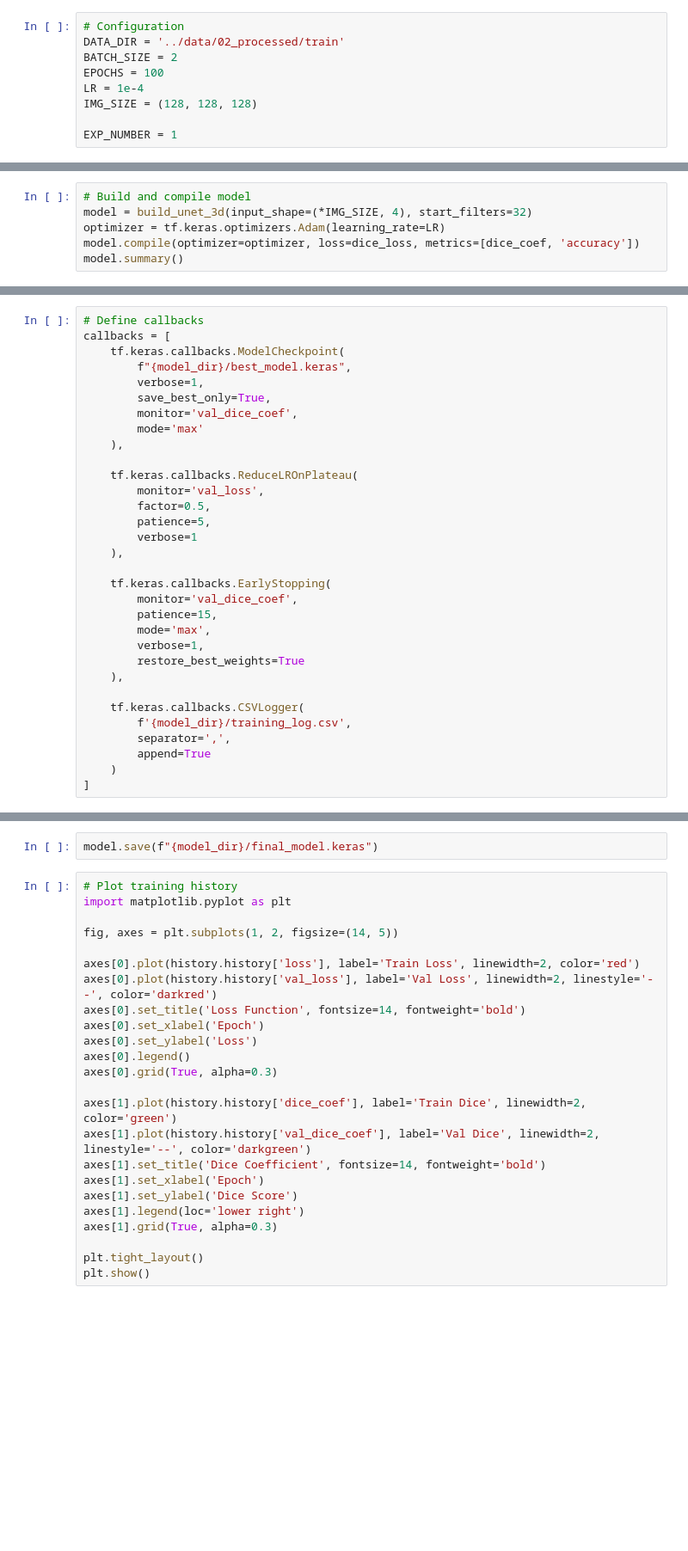
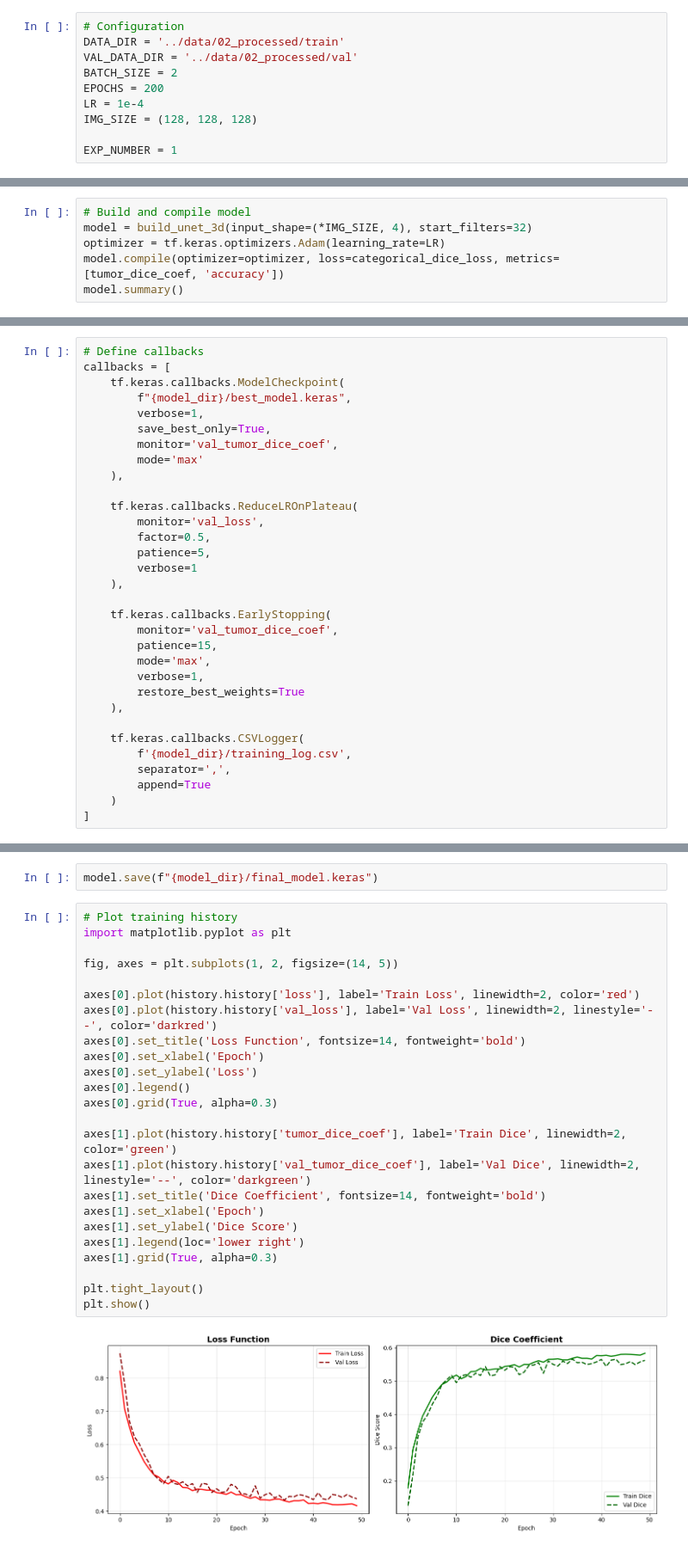
Before and after one commit to KacSzy/BrainTumorSegmentation, a Jupyter notebook: notebooks/03_training.ipynb, the cells around one changed output, grey strips where cells are left out. Shown at 86% size. Saved outputs shown, nothing was run; the diff lists cells and outputs as text; blank space fills up the shorter version.

Commit message:
feat: model training and categorical dice func

```diff
--- a/notebooks/03_training.ipynb
+++ b/notebooks/03_training.ipynb
@@ -12,8 +14,9 @@ from src.training.losses import dice_loss, dice_coef
 # %%
 # Configuration
 DATA_DIR = '../data/02_processed/train'
+VAL_DATA_DIR = '../data/02_processed/val'
 BATCH_SIZE = 2
-EPOCHS = 100
+EPOCHS = 200
 LR = 1e-4
 IMG_SIZE = (128, 128, 128)
 
@@ -48,7 +51,7 @@ val_gen = BraTSGenerator(val_ids, DATA_DIR, batch_size=BATCH_SIZE, img_size=IMG_
 # Build and compile model
 model = build_unet_3d(input_shape=(*IMG_SIZE, 4), start_filters=32)
 optimizer = tf.keras.optimizers.Adam(learning_rate=LR)
-model.compile(optimizer=optimizer, loss=dice_loss, metrics=[dice_coef, 'accuracy'])
+model.compile(optimizer=optimizer, loss=categorical_dice_loss, metrics=[tumor_dice_coef, 'accuracy'])
 model.summary()
 # %% [output]
 WARNING: All log messages before absl::InitializeLog() is called are written to STDERR
@@ -81,7 +84,7 @@ callbacks = [
         f"{model_dir}/best_model.keras",
         verbose=1,
         save_best_only=True,
-        monitor='val_dice_coef',
+        monitor='val_tumor_dice_coef',
         mode='max'
     ),
 
@@ -93,7 +96,7 @@ callbacks = [
 	),
 
 	tf.keras.callbacks.EarlyStopping(
-        monitor='val_dice_coef',
+        monitor='val_tumor_dice_coef',
         patience=15,
         mode='max',
         verbose=1,
@@ -120,24 +143,26 @@ model.save(f"{model_dir}/final_model.keras")
 # %%
 # Plot training history
 import matplotlib.pyplot as plt
 
 fig, axes = plt.subplots(1, 2, figsize=(14, 5))
 
 axes[0].plot(history.history['loss'], label='Train Loss', linewidth=2, color='red')
 axes[0].plot(history.history['val_loss'], label='Val Loss', linewidth=2, linestyle='--', color='darkred')
 axes[0].set_title('Loss Function', fontsize=14, fontweight='bold')
 axes[0].set_xlabel('Epoch')
 axes[0].set_ylabel('Loss')
 axes[0].legend()
 axes[0].grid(True, alpha=0.3)
 
-axes[1].plot(history.history['dice_coef'], label='Train Dice', linewidth=2, color='green')
-axes[1].plot(history.history['val_dice_coef'], label='Val Dice', linewidth=2, linestyle='--', color='darkgreen')
+axes[1].plot(history.history['tumor_dice_coef'], label='Train Dice', linewidth=2, color='green')
+axes[1].plot(history.history['val_tumor_dice_coef'], label='Val Dice', linewidth=2, linestyle='--', color='darkgreen')
 axes[1].set_title('Dice Coefficient', fontsize=14, fontweight='bold')
 axes[1].set_xlabel('Epoch')
 axes[1].set_ylabel('Dice Score')
 axes[1].legend(loc='lower right')
 axes[1].grid(True, alpha=0.3)
 
 plt.tight_layout()
 plt.show()
+# %% [output]
+[figure, added]
```
Also changed, not shown: parts of 10 cells of this notebook, 1 other file.
